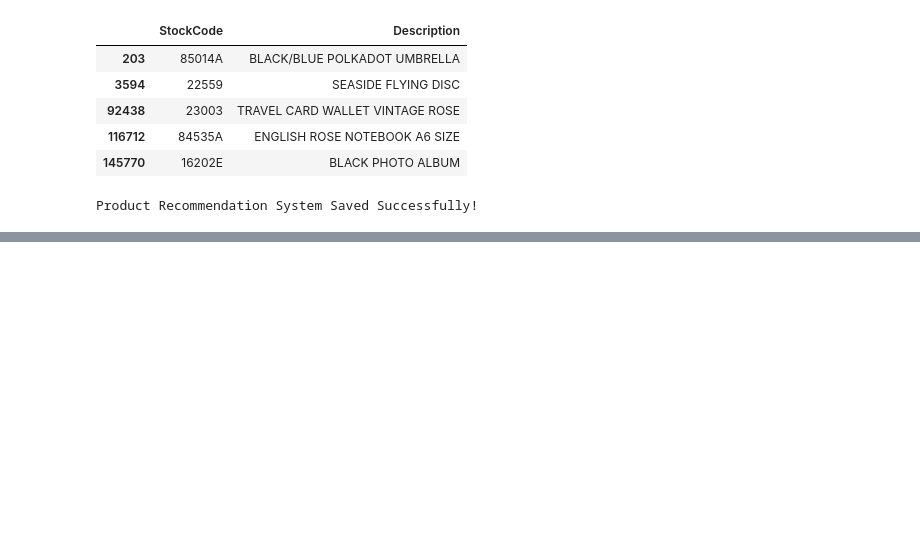
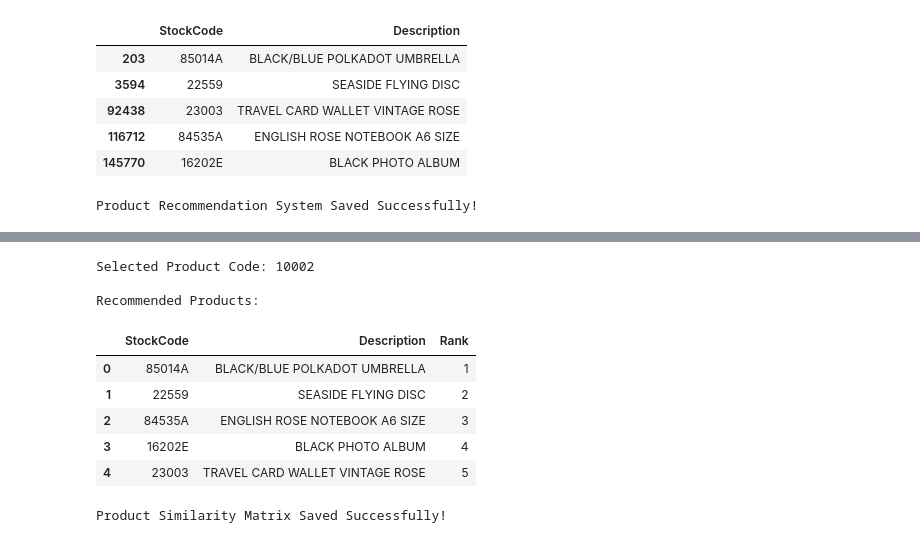
Before and after one commit to abhaybhargav2023-commits/ecommerce-customer-segmentation, a Jupyter notebook: ecommerce_customer_segmentation.ipynb, the cells around one changed output, grey strips where cells are left out. Saved outputs shown, nothing was run; the diff lists cells and outputs as text; code cells hidden in the pictures; blank space fills up the shorter version.

```diff
--- a/ecommerce_customer_segmentation.ipynb
+++ b/ecommerce_customer_segmentation.ipynb
@@ -1242,0 +1277,18 @@ Product Recommendation System Saved Successfully!
+# %%
+
+from sklearn.metrics.pairwise import cosine_similarity
+
+# Calculate similarity between products
+product_similarity = cosine_similarity(product_invoice_matrix)
+
+# Convert similarity array into DataFrame
+product_similarity_df = pd.DataFrame(
+    product_similarity,
+    index=product_invoice_matrix.index,
+    columns=product_invoice_matrix.index
+)
+
+print("Product Similarity Matrix Created!")
+print("Similarity Matrix Shape:", product_similarity_df.shape)
+
+display(product_similarity_df.iloc[:5, :5])
@@ -1242,0 +1350,33 @@ Product Recommendation System Saved Successfully!
+# %%
+
+# Test recommendation engine
+
+sample_product = product_invoice_matrix.index[0]
+
+print("Selected Product Code:", sample_product)
+print("\nRecommended Products:")
+
+display(
+    recommend_products(sample_product, top_n=5)
+)
+# %% [output]
+Selected Product Code: 10002
+
+Recommended Products:
+|  | StockCode | Description | Rank |
+| 0 | 85014A | BLACK/BLUE POLKADOT UMBRELLA | 1 |
+| 1 | 22559 | SEASIDE FLYING DISC | 2 |
+| 2 | 84535A | ENGLISH ROSE NOTEBOOK A6 SIZE | 3 |
+| 3 | 16202E | BLACK PHOTO ALBUM | 4 |
+| 4 | 23003 | TRAVEL CARD WALLET VINTAGE ROSE | 5 |
+# %%
+
+# Save recommendation similarity matrix
+
+product_similarity_df.to_csv(
+    REPORT_DIR / "product_similarity_matrix.csv"
+)
+
+print("Product Similarity Matrix Saved Successfully!")
+# %% [output]
+Product Similarity Matrix Saved Successfully!
```
Also changed, not shown: parts of 15 cells of this notebook, 20 other files.
